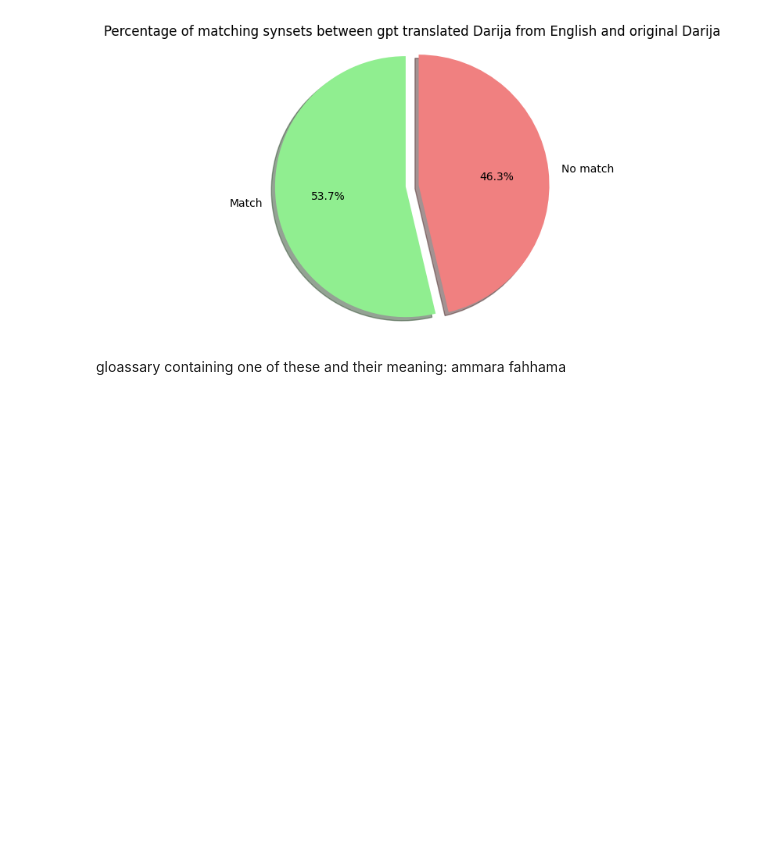
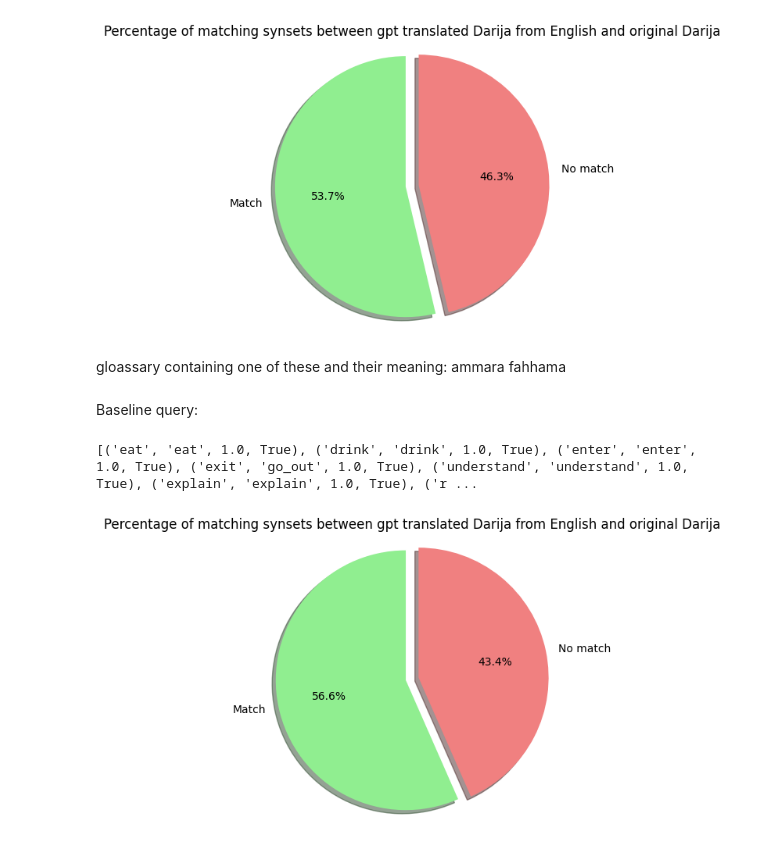
Before and after one commit to yassir28/Darija-LLMs, a Jupyter notebook: verbs/06 part1 tarpurp +large tuned few shot; same + multiple turns revision baseline.ipynb, the cells around one changed output. Saved outputs shown, nothing was run; the diff lists cells and outputs as text; code cells hidden in the pictures; blank space fills up the shorter version.

```diff
--- a/verbs/08 part1 tarpurp +large tuned few shot; same + multiple turns revision baseline.ipynb
+++ b/verbs/06 part1 tarpurp +large tuned few shot; same + multiple turns revision baseline.ipynb
@@ -231,3 +231,5 @@ plt.show()
 gloassary containing one of these and their meaning:
 ammara
 fahhama
+# %% [markdown]
+Baseline query:
@@ -233,0 +297,59 @@ fahhama
+# %%
+import matplotlib.pyplot as plt
+from nltk.corpus import wordnet as wn
+
+eng = df['eng']
+transl = df['transl']
+
+transl = [verb.replace(" ", "_") for verb in transl]
+eng = [verb.replace(" ", "_") for verb in eng]
+
+def max_path_similarity(word1, word2):
+    """Calculate the maximum path similarity between two words."""
+
+    synsets1 = wn.synsets(word1, pos=wn.VERB)
+    synsets2 = wn.synsets(word2, pos=wn.VERB)
+    max_score = 0
+    for syn1 in synsets1:
+        for syn2 in synsets2:
+            score = syn1.path_similarity(syn2)
+            if score and score > max_score:
+                max_score = score
+    return max_score
+# Calculate and print the path similarity for each pair of verbs with similar index
+
+def evaluate_pairs(threshold=0.5):
+    """Evaluating each pair using WordNet path similarity and a threshold."""
+    results = []
+    for i in range(len(transl)):
+        word1, word2 = transl[i], eng[i]
+        similarity = max_path_similarity(word1, word2)
+        results.append((word1, word2, similarity, similarity >= threshold))
+    return results
+results = evaluate_pairs()
+print(results)
+
+
+# Extract the last element of each tuple in the list (representing True or False values)
+last_elements = [result for *_, result in results]
+
+# Count how many comparisons are True
+true_count = sum(last_elements)  # True evaluates to 1, so summing directly counts the True values
+
+# Calculate the percentage of True vs False
+total_comparisons = len(results)
+false_count = total_comparisons - true_count
+
+# Plot pie chart
+labels = 'Match', 'No match'
+sizes = [true_count, false_count]
+colors = ['lightgreen', 'lightcoral']
+explode = (0.1, 0)  # explode 1st slice
+
+plt.pie(sizes, explode=explode, labels=labels, colors=colors, autopct='%1.1f%%', shadow=True, startangle=90)
+plt.axis('equal')  # Equal aspect ratio ensures that pie is drawn as a circle.
+plt.title("Percentage of matching synsets between gpt translated Darija from English and original Darija")
+plt.show()
+# %% [output]
+[('eat', 'eat', 1.0, True), ('drink', 'drink', 1.0, True), ('enter', 'enter', 1.0, True), ('exit', 'go_out', 1.0, True), ('understand', 'understand', 1.0, True), ('explain', 'explain', 1.0, True), ('r ...
+[figure, added]
```
Also changed, not shown: parts of 1 cell of this notebook, 12 other files.
